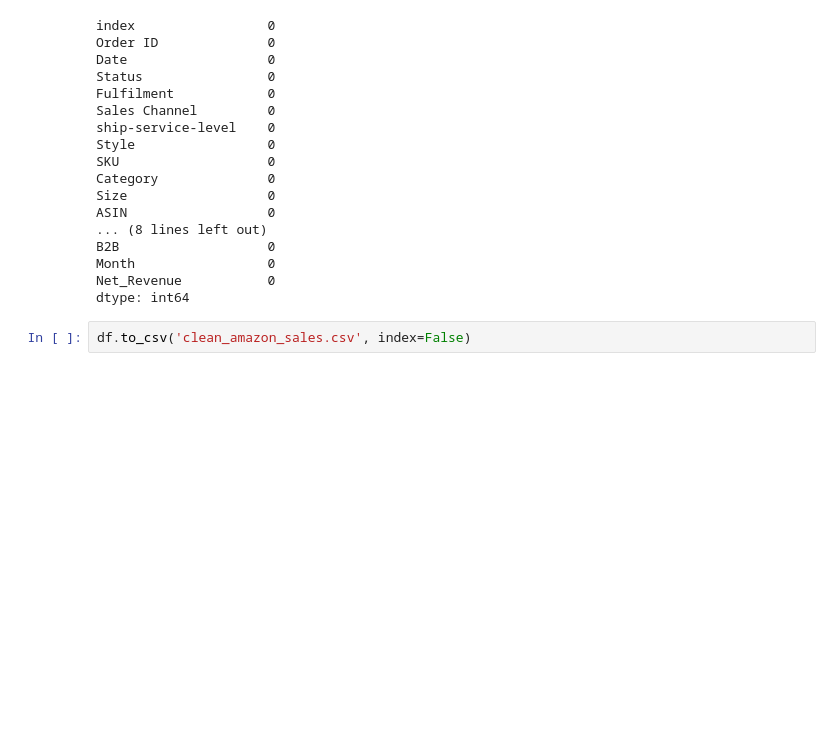
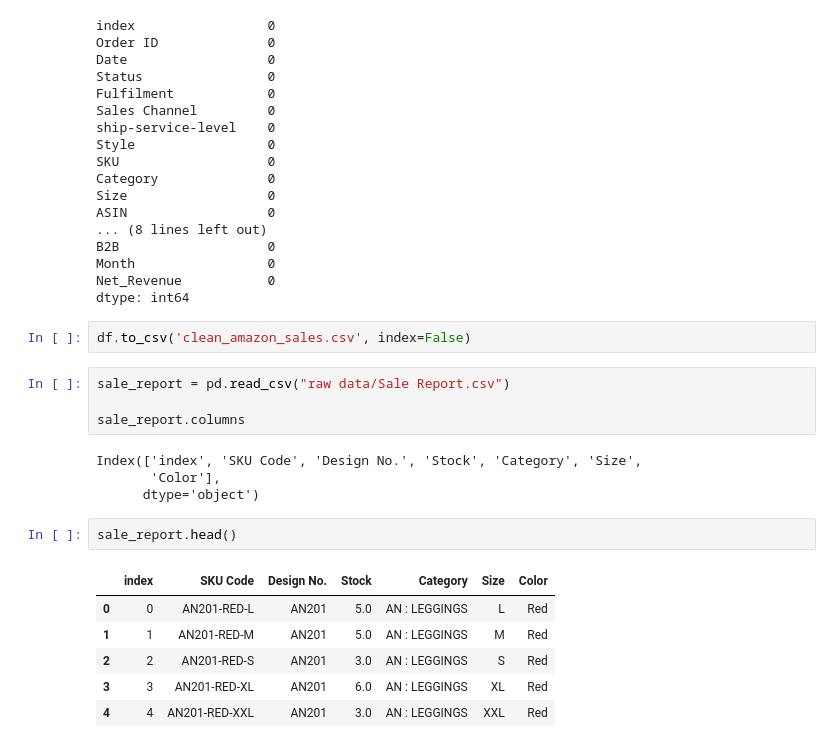
Before and after one commit to niya005/E-Commerce-Sales-Analytics, a Jupyter notebook: data_cleaning.ipynb, the cells around one changed output. Saved outputs shown, nothing was run; the diff lists cells and outputs as text; blank space fills up the shorter version.

```diff
--- a/data_cleaning.ipynb
+++ b/data_cleaning.ipynb
@@ -232,3 +232,20 @@ Net_Revenue           0
 dtype: int64
 # %%
 df.to_csv('clean_amazon_sales.csv', index=False)
+# %%
+sale_report = pd.read_csv("raw data/Sale Report.csv")
+
+sale_report.columns
+# %% [output]
+Index(['index', 'SKU Code', 'Design No.', 'Stock', 'Category', 'Size',
+       'Color'],
+      dtype='object')
+# %%
+sale_report.head()
+# %% [output]
+|  | index | SKU Code | Design No. | Stock | Category | Size | Color |
+| 0 | 0 | AN201-RED-L | AN201 | 5.0 | AN : LEGGINGS | L | Red |
+| 1 | 1 | AN201-RED-M | AN201 | 5.0 | AN : LEGGINGS | M | Red |
+| 2 | 2 | AN201-RED-S | AN201 | 3.0 | AN : LEGGINGS | S | Red |
+| 3 | 3 | AN201-RED-XL | AN201 | 6.0 | AN : LEGGINGS | XL | Red |
+| 4 | 4 | AN201-RED-XXL | AN201 | 3.0 | AN : LEGGINGS | XXL | Red |
```
Also changed, not shown: parts of 16 cells of this notebook, 3 other files.
